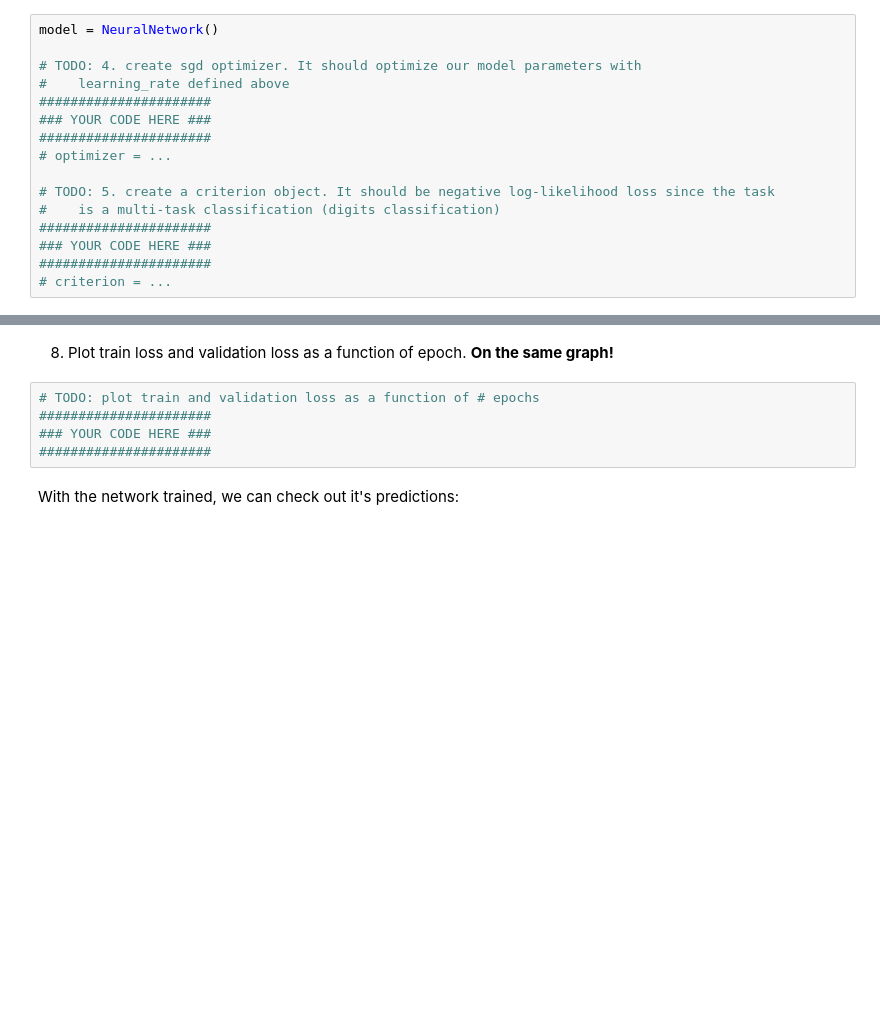
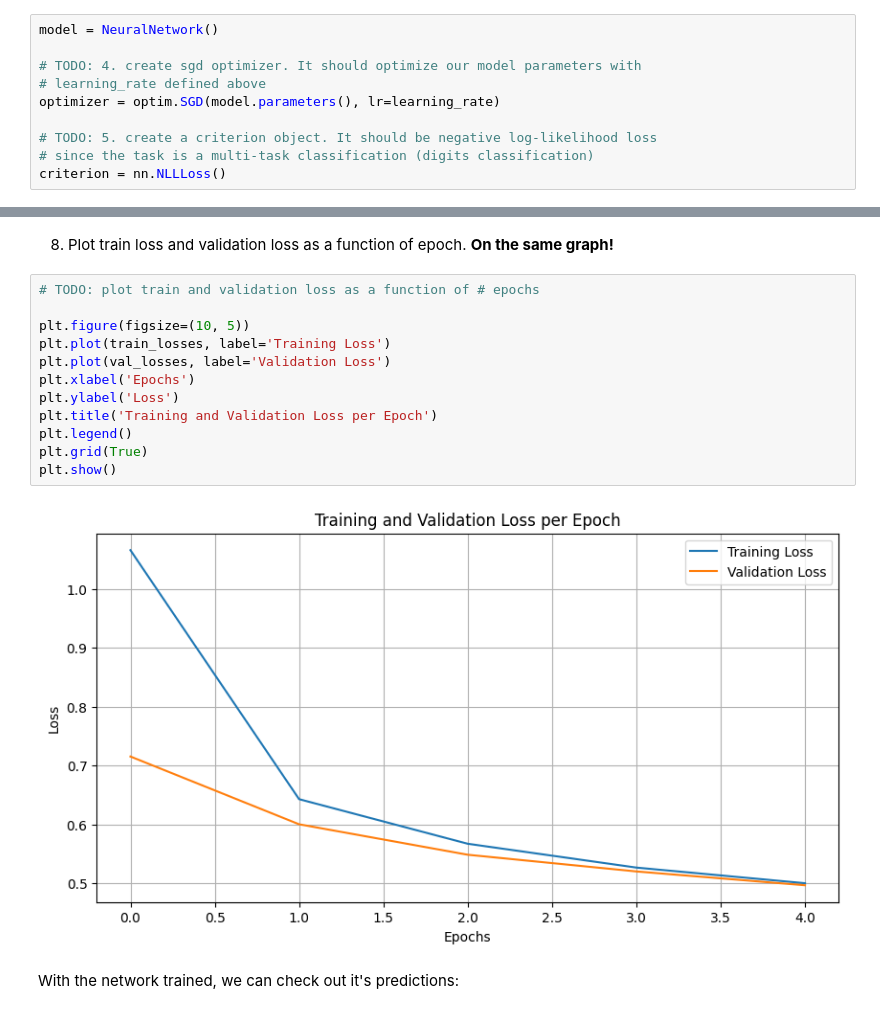
Before and after one commit to ArbelTepper/BIU-Intro-to-ML, a Jupyter notebook: Exercise 5 - Neural nets and PyTorch.ipynb, the cells around one changed output, grey strips where cells are left out. Saved outputs shown, nothing was run; the diff lists cells and outputs as text; blank space fills up the shorter version.

```diff
--- a/Exercise 5 - Neural nets and PyTorch.ipynb
+++ b/Exercise 5 - Neural nets and PyTorch.ipynb
@@ -480,16 +502,10 @@ nepochs = 5
 model = NeuralNetwork()
 
 # TODO: 4. create sgd optimizer. It should optimize our model parameters with
-#    learning_rate defined above
-######################
-### YOUR CODE HERE ###
-######################
-# optimizer = ...
+# learning_rate defined above
+optimizer = optim.SGD(model.parameters(), lr=learning_rate)
 
-# TODO: 5. create a criterion object. It should be negative log-likelihood loss since the task
-#    is a multi-task classification (digits classification)
-######################
-### YOUR CODE HERE ###
-######################
-# criterion = ...
+# TODO: 5. create a criterion object. It should be negative log-likelihood loss
+# since the task is a multi-task classification (digits classification)
+criterion = nn.NLLLoss()
 # %%
@@ -566,11 +596,20 @@ train_losses, val_losses = train_model(model, optimizer, criterion, nepochs,
 If you implemented everything correctly, you should see the training loss drop with each epoch.
 # %% [markdown]
 8. Plot train loss and validation loss as a function of epoch. **On the same graph!**
-# %%
-# TODO: plot train and validation loss as a function of # epochs
-######################
-### YOUR CODE HERE ###
-######################
+# %%
+# TODO: plot train and validation loss as a function of # epochs
+
+plt.figure(figsize=(10, 5))
+plt.plot(train_losses, label='Training Loss')
+plt.plot(val_losses, label='Validation Loss')
+plt.xlabel('Epochs')
+plt.ylabel('Loss')
+plt.title('Training and Validation Loss per Epoch')
+plt.legend()
+plt.grid(True)
+plt.show()
+# %% [output]
+[figure, added]
 # %% [markdown]
 With the network trained, we can check out it's predictions:
 # %%
```
Also changed, not shown: parts of 39 cells of this notebook.
